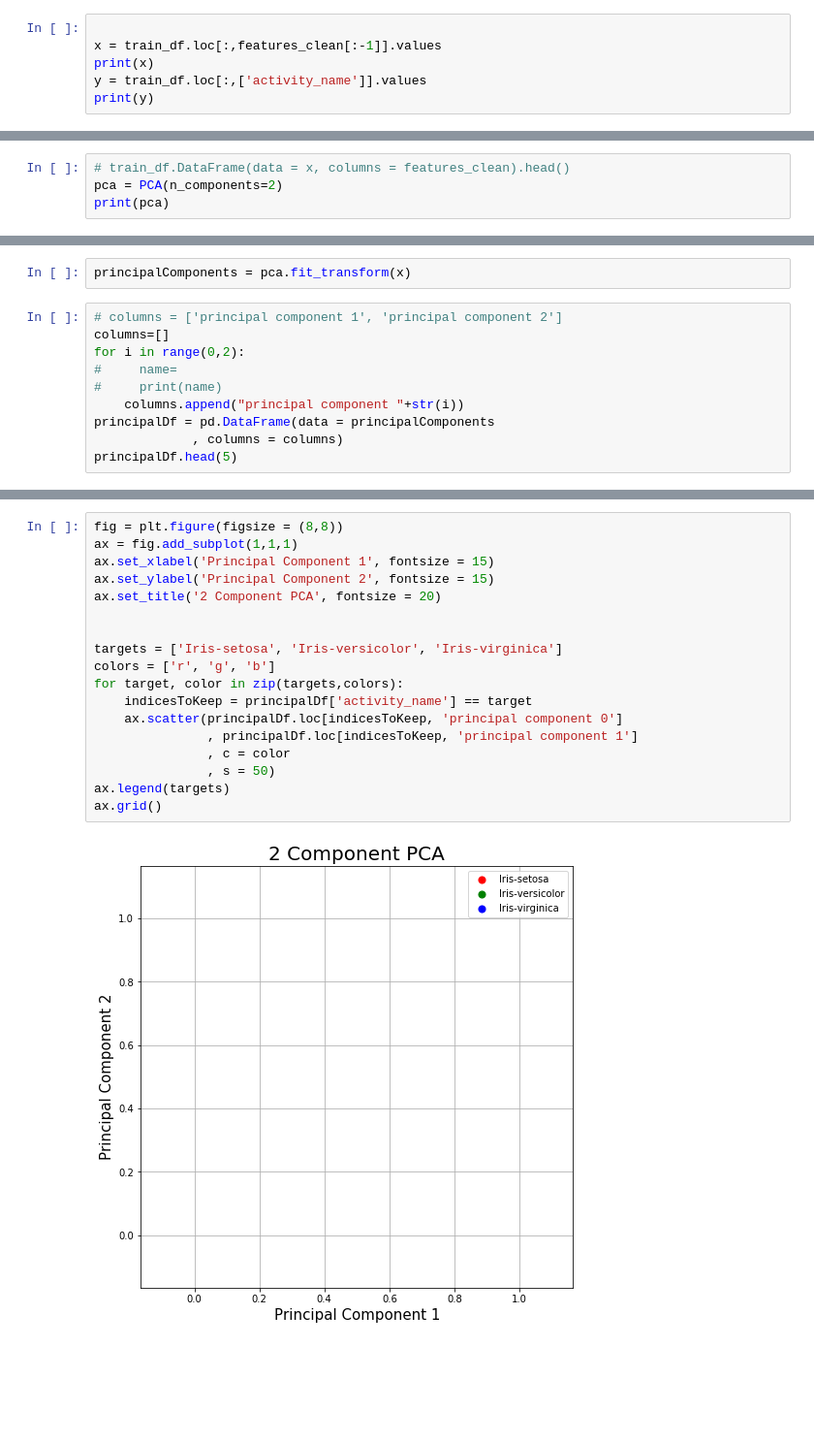
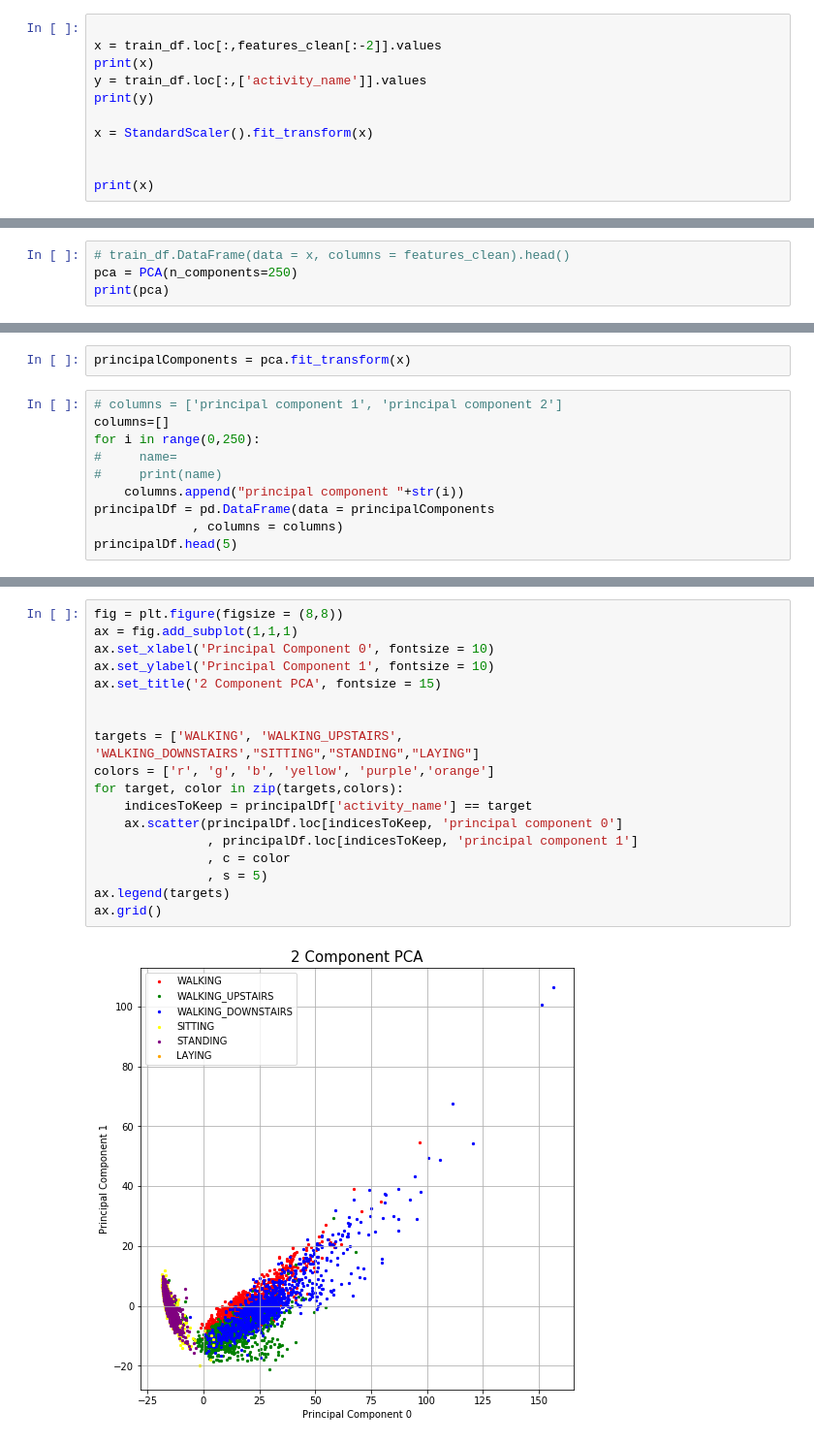
Before and after one commit to idaf-ai/sensor-embeddings, a Jupyter notebook: PCA_Sensor_embedding.ipynb, the cells around one changed output, grey strips where cells are left out. Shown at 97% size. Saved outputs shown, nothing was run; the diff lists cells and outputs as text; blank space fills up the shorter version.

Commit message:
Added visualization

```diff
--- a/PCA_Sensor_embedding.ipynb
+++ b/PCA_Sensor_embedding.ipynb
@@ -144,8 +123,13 @@ Index(['tBodyAccmeanX', 'tBodyAccmeanY', 'tBodyAccmeanZ', 'tBodyAccstdX',
 ## PCA
 # %%
 
-x = train_df.loc[:,features_clean[:-1]].values
+x = train_df.loc[:,features_clean[:-2]].values
 print(x)
 y = train_df.loc[:,['activity_name']].values
 print(y)
+
+x = StandardScaler().fit_transform(x)
+
+
+print(x)
 # %% [output]
@@ -172,5 +153,5 @@ print(y)
 # %%
 # train_df.DataFrame(data = x, columns = features_clean).head()
-pca = PCA(n_components=2)
+pca = PCA(n_components=250)
 print(pca)
 # %% [output]
@@ -181,7 +162,7 @@ principalComponents = pca.fit_transform(x)
 # %%
 # columns = ['principal component 1', 'principal component 2']
 columns=[]
-for i in range(0,2):
+for i in range(0,250):
 #     name=
 #     print(name)
     columns.append("principal component "+str(i))
@@ -222,20 +189,20 @@ print(principalDf)
 # %%
 fig = plt.figure(figsize = (8,8))
 ax = fig.add_subplot(1,1,1)
-ax.set_xlabel('Principal Component 1', fontsize = 15)
-ax.set_ylabel('Principal Component 2', fontsize = 15)
-ax.set_title('2 Component PCA', fontsize = 20)
+ax.set_xlabel('Principal Component 0', fontsize = 10)
+ax.set_ylabel('Principal Component 1', fontsize = 10)
+ax.set_title('2 Component PCA', fontsize = 15)
 
 
-targets = ['Iris-setosa', 'Iris-versicolor', 'Iris-virginica']
-colors = ['r', 'g', 'b']
+targets = ['WALKING', 'WALKING_UPSTAIRS', 'WALKING_DOWNSTAIRS',"SITTING","STANDING","LAYING"]
+colors = ['r', 'g', 'b', 'yellow', 'purple','orange']
 for target, color in zip(targets,colors):
     indicesToKeep = principalDf['activity_name'] == target
     ax.scatter(principalDf.loc[indicesToKeep, 'principal component 0']
                , principalDf.loc[indicesToKeep, 'principal component 1']
                , c = color
-               , s = 50)
+               , s = 5)
 ax.legend(targets)
 ax.grid()
 # %% [output]
-[figure, old version]
+[figure, new version]
```
Also changed, not shown: parts of 10 cells of this notebook.
